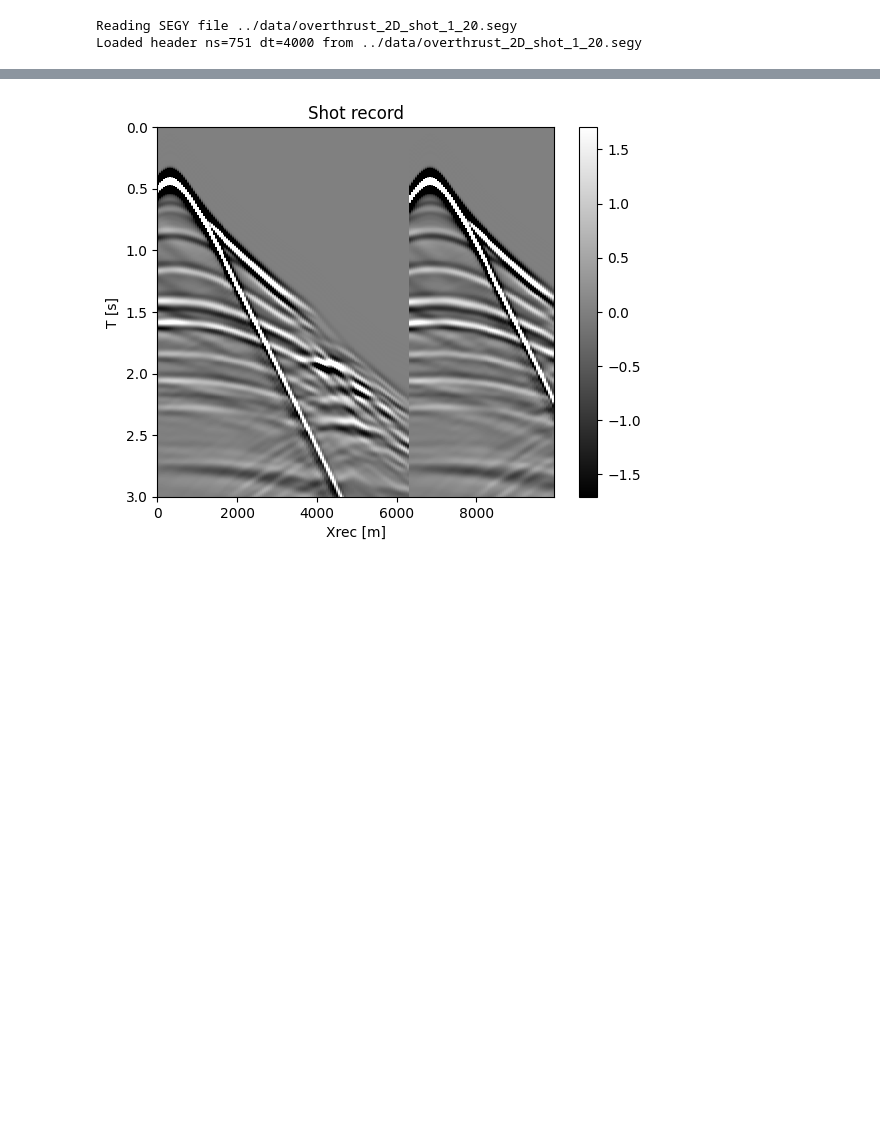
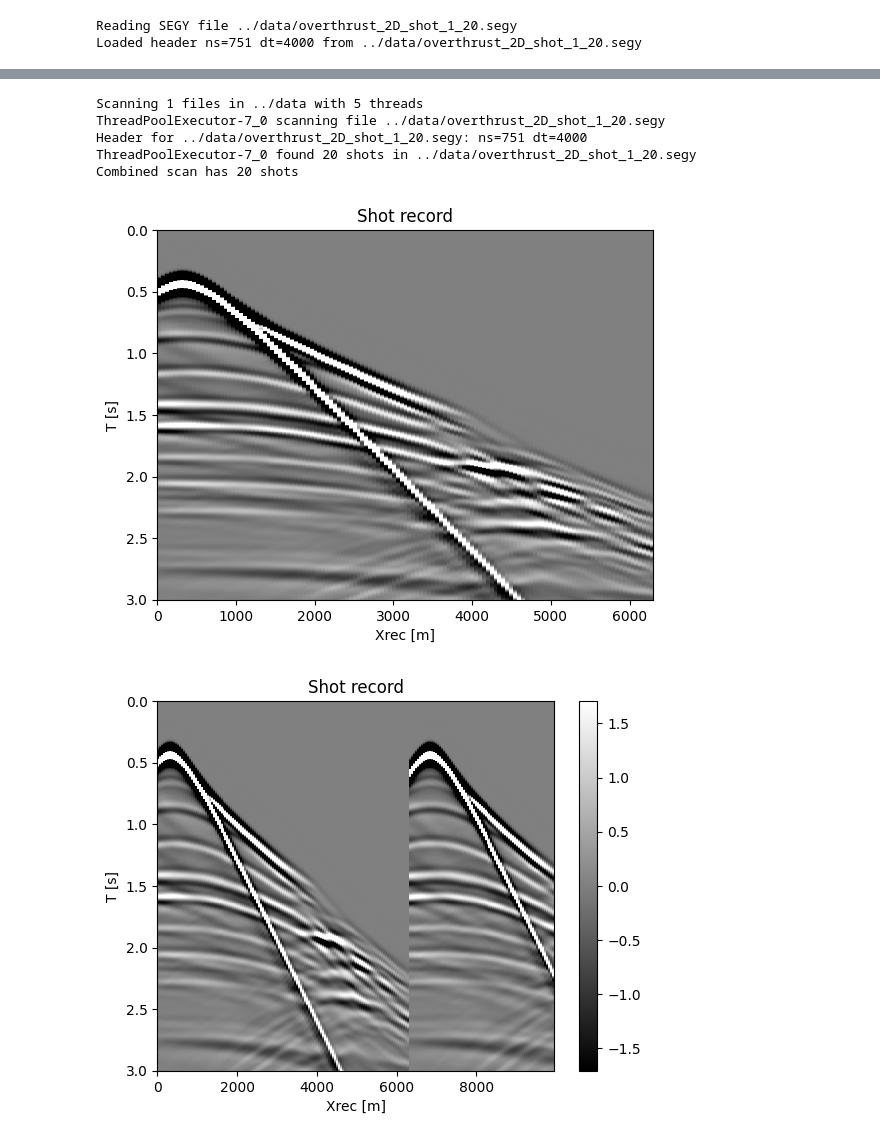
Before and after one commit to mloubout/SegyIO.jl, a Jupyter notebook: notebooks/plotting_example.ipynb, the cells around one changed output, grey strips where cells are left out. Saved outputs shown, nothing was run; the diff lists cells and outputs as text; code cells hidden in the pictures; blank space fills up the shorter version.

```diff
--- a/notebooks/plotting_example.ipynb
+++ b/notebooks/plotting_example.ipynb
@@ -16,3 +21,15 @@ Loaded header ns=751 dt=4000 from ../data/overthrust_2D_shot_1_20.segy
+# %%
+scan = seg.segy_scan('../data', file_key='overthrust_2D_shot_1_20.segy')
+shot = scan[0]
+plot_sdata(shot)
+plt.show()
+# %% [output]
+Scanning 1 files in ../data with 5 threads
+ThreadPoolExecutor-7_0 scanning file ../data/overthrust_2D_shot_1_20.segy
+Header for ../data/overthrust_2D_shot_1_20.segy: ns=751 dt=4000
+ThreadPoolExecutor-7_0 found 20 shots in ../data/overthrust_2D_shot_1_20.segy
+Combined scan has 20 shots
+[figure, added]
 # %%
 _ = plot_sdata(data[:, :200], (dt, dx), cbar=True, name='Shot record')
 plt.show()
```
Also changed, not shown: parts of 2 cells of this notebook.
